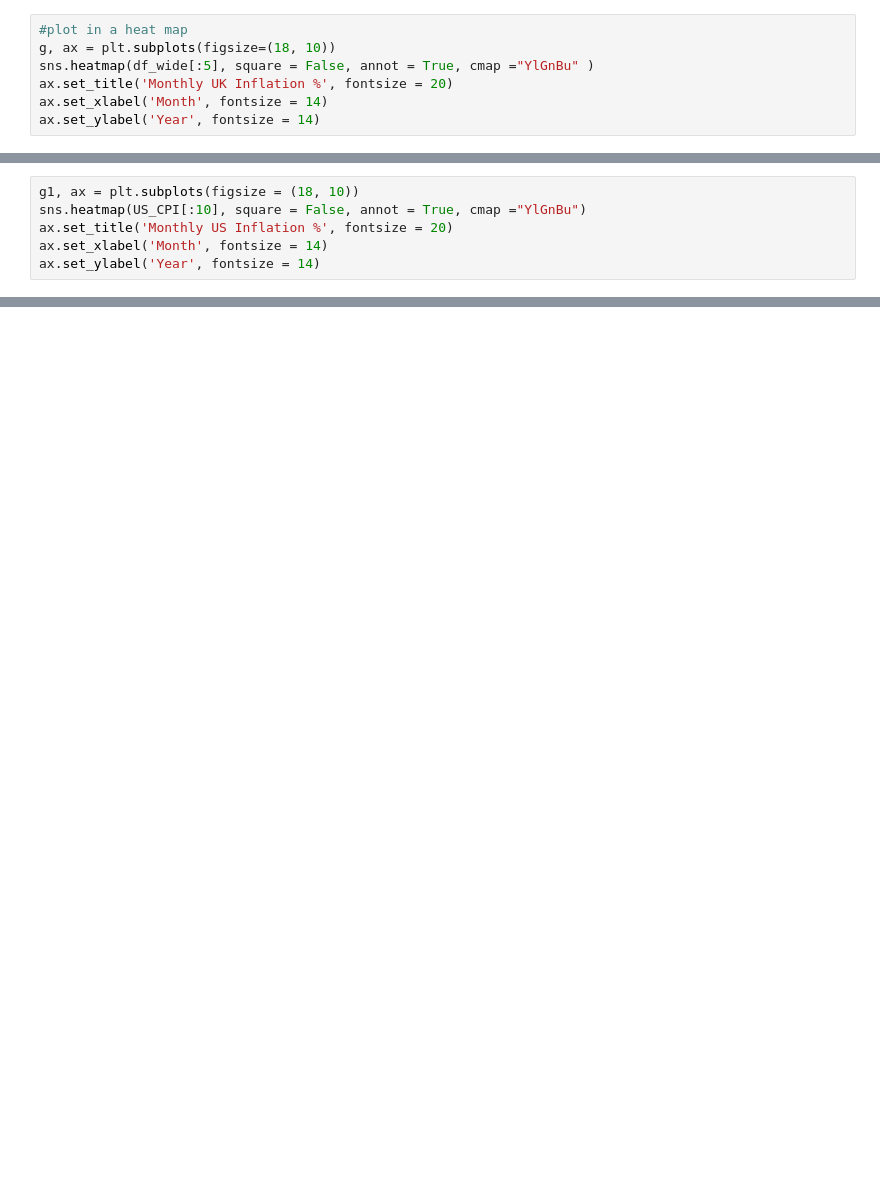
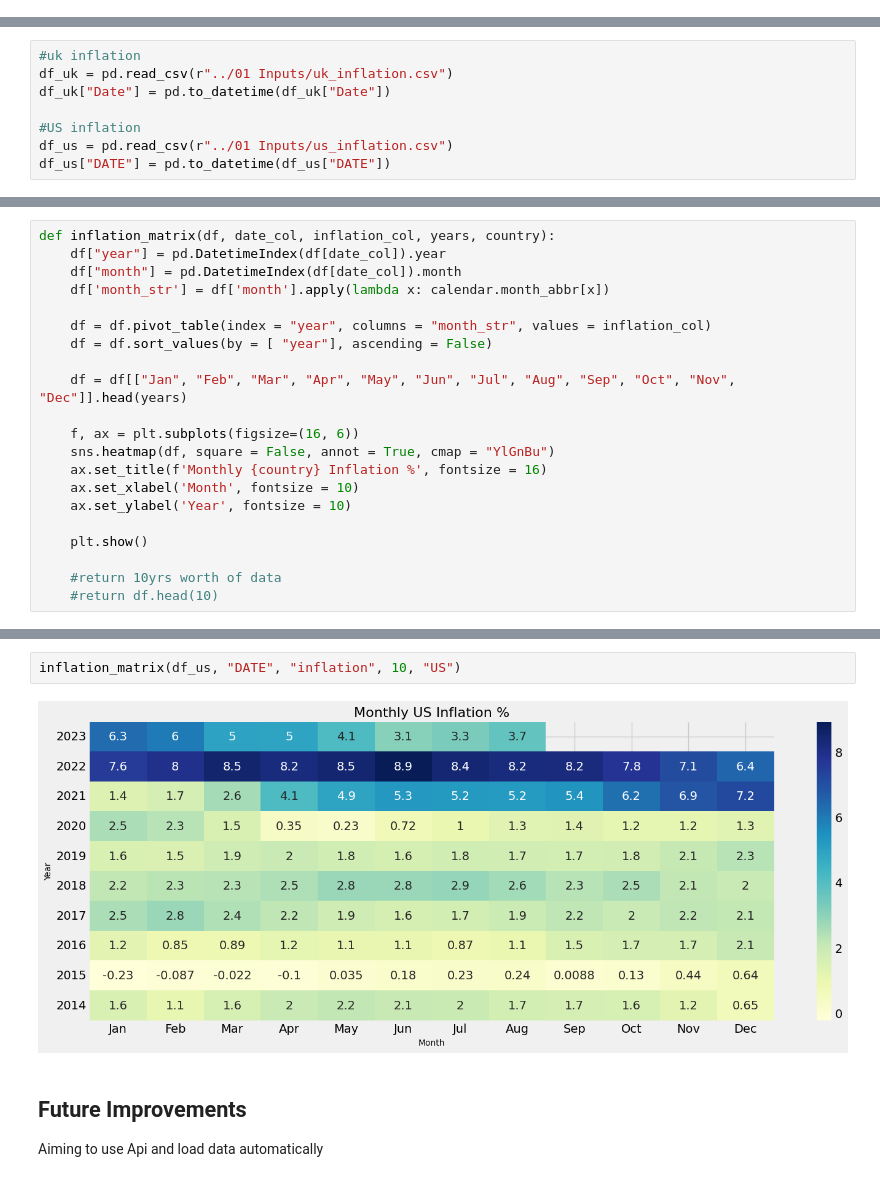
Before and after one commit to potatocris/Data_Analysis_Projects, a Jupyter notebook: economics_and_markets/Inflation/02 main/Inflation.ipynb, the cells around one changed output, grey strips where cells are left out. Saved outputs shown, nothing was run; the diff lists cells and outputs as text; blank space fills up the shorter version.

Commit message:
update us and uk data

```diff
--- a/economics_and_markets/Inflation/02 main/Inflation.ipynb
+++ b/economics_and_markets/Inflation/02 main/Inflation.ipynb
@@ -99,7 +0,0 @@ df_wide.head()
-# %%
-#plot in a heat map
-g, ax = plt.subplots(figsize=(18, 10))
-sns.heatmap(df_wide[:5], square = False, annot = True, cmap ="YlGnBu" )
-ax.set_title('Monthly UK Inflation %', fontsize = 20)
-ax.set_xlabel('Month', fontsize = 14)
-ax.set_ylabel('Year', fontsize = 14)
@@ -170,6 +0,0 @@ US_CPI[:10]
-# %%
-g1, ax = plt.subplots(figsize = (18, 10))
-sns.heatmap(US_CPI[:10], square = False, annot = True, cmap ="YlGnBu")
-ax.set_title('Monthly US Inflation %', fontsize = 20)
-ax.set_xlabel('Month', fontsize = 14)
-ax.set_ylabel('Year', fontsize = 14)
@@ -182,0 +23,8 @@ plt.savefig("../03 outputs/US_inflation_monthly.png", bbox_inches = "tight")
+# %%
+#uk inflation
+df_uk = pd.read_csv(r"../01 Inputs/uk_inflation.csv")
+df_uk["Date"] = pd.to_datetime(df_uk["Date"])
+
+#US inflation
+df_us = pd.read_csv(r"../01 Inputs/us_inflation.csv")
+df_us["DATE"] = pd.to_datetime(df_us["DATE"])
@@ -182,0 +109,21 @@ plt.savefig("../03 outputs/US_inflation_monthly.png", bbox_inches = "tight")
+# %%
+def inflation_matrix(df, date_col, inflation_col, years, country):
+    df["year"] = pd.DatetimeIndex(df[date_col]).year
+    df["month"] = pd.DatetimeIndex(df[date_col]).month
+    df['month_str'] = df['month'].apply(lambda x: calendar.month_abbr[x])
+
+    df = df.pivot_table(index = "year", columns = "month_str", values = inflation_col)
+    df = df.sort_values(by = [ "year"], ascending = False)
+
+    df = df[["Jan", "Feb", "Mar", "Apr", "May", "Jun", "Jul", "Aug", "Sep", "Oct", "Nov", "Dec"]].head(years)
+
+    f, ax = plt.subplots(figsize=(16, 6))
+    sns.heatmap(df, square = False, annot = True, cmap = "YlGnBu")
+    ax.set_title(f'Monthly {country} Inflation %', fontsize = 16)
+    ax.set_xlabel('Month', fontsize = 10)
+    ax.set_ylabel('Year', fontsize = 10)
+
+    plt.show()
+
+    #return 10yrs worth of data
+    #return df.head(10)
@@ -182,0 +134,7 @@ plt.savefig("../03 outputs/US_inflation_monthly.png", bbox_inches = "tight")
+# %%
+inflation_matrix(df_us, "DATE", "inflation", 10, "US")
+# %% [output]
+[figure, added]
+# %% [markdown]
+## Future Improvements
+Aiming to use Api and load data automatically
```
Also changed, not shown: parts of 34 cells of this notebook, 5 other files.
